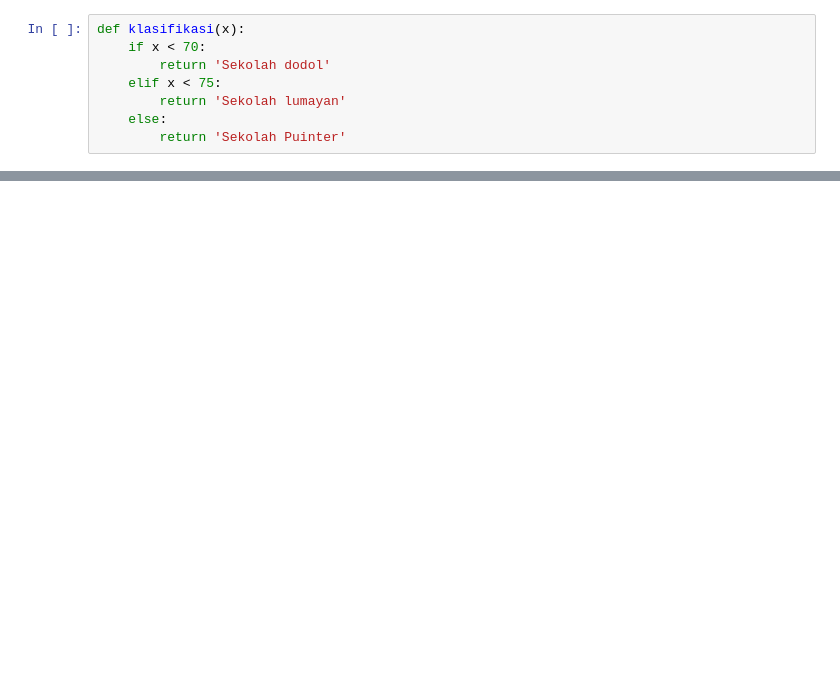
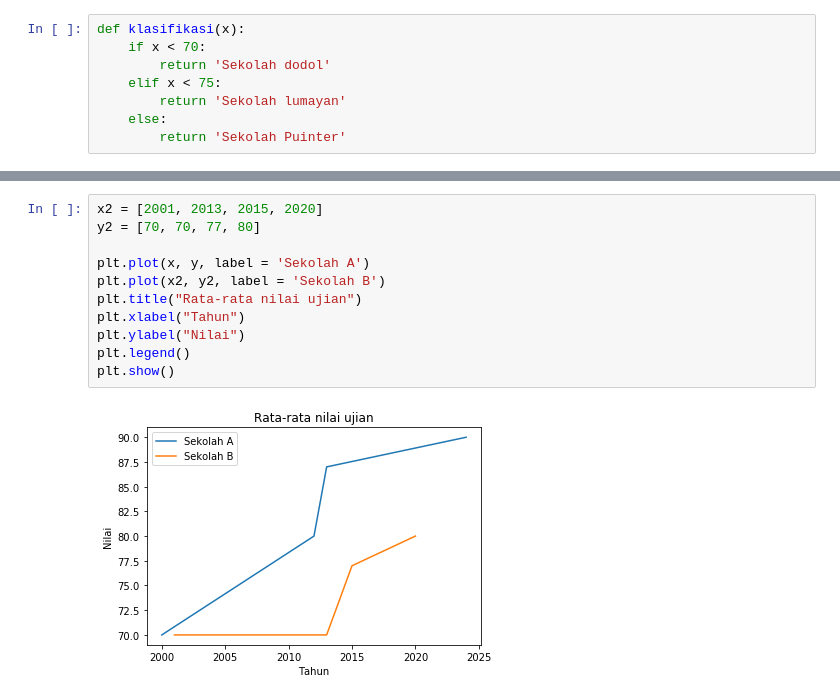
Before and after one commit to robitalhazmi/dsc-fst, a Jupyter notebook: Review.ipynb, the cells around one changed output, grey strips where cells are left out. Cells and saved outputs as stored; diff of their text form; blank space fills up the shorter version.

```diff
--- a/Review.ipynb
+++ b/Review.ipynb
@@ -212,0 +280,13 @@ sma_jatim[sma_jatim['Rerata IPA tahun 2017'] > 70].head()
+# %%
+x2 = [2001, 2013, 2015, 2020]
+y2 = [70, 70, 77, 80]
+
+plt.plot(x, y, label = 'Sekolah A')
+plt.plot(x2, y2, label = 'Sekolah B')
+plt.title("Rata-rata nilai ujian")
+plt.xlabel("Tahun")
+plt.ylabel("Nilai")
+plt.legend()
+plt.show()
+# %% [output]
+[figure, added]
```
Also changed, not shown: parts of 12 cells of this notebook.
